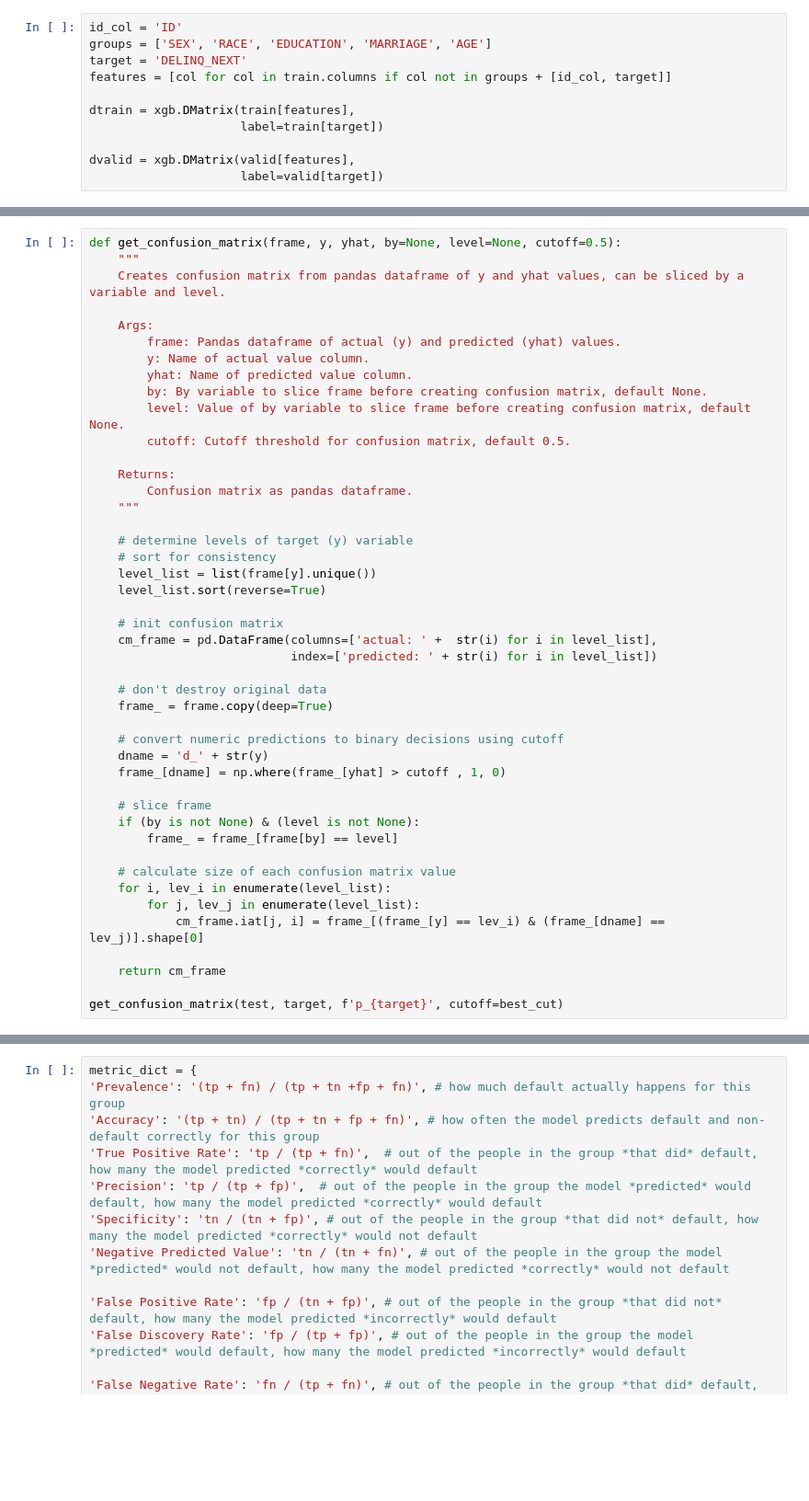
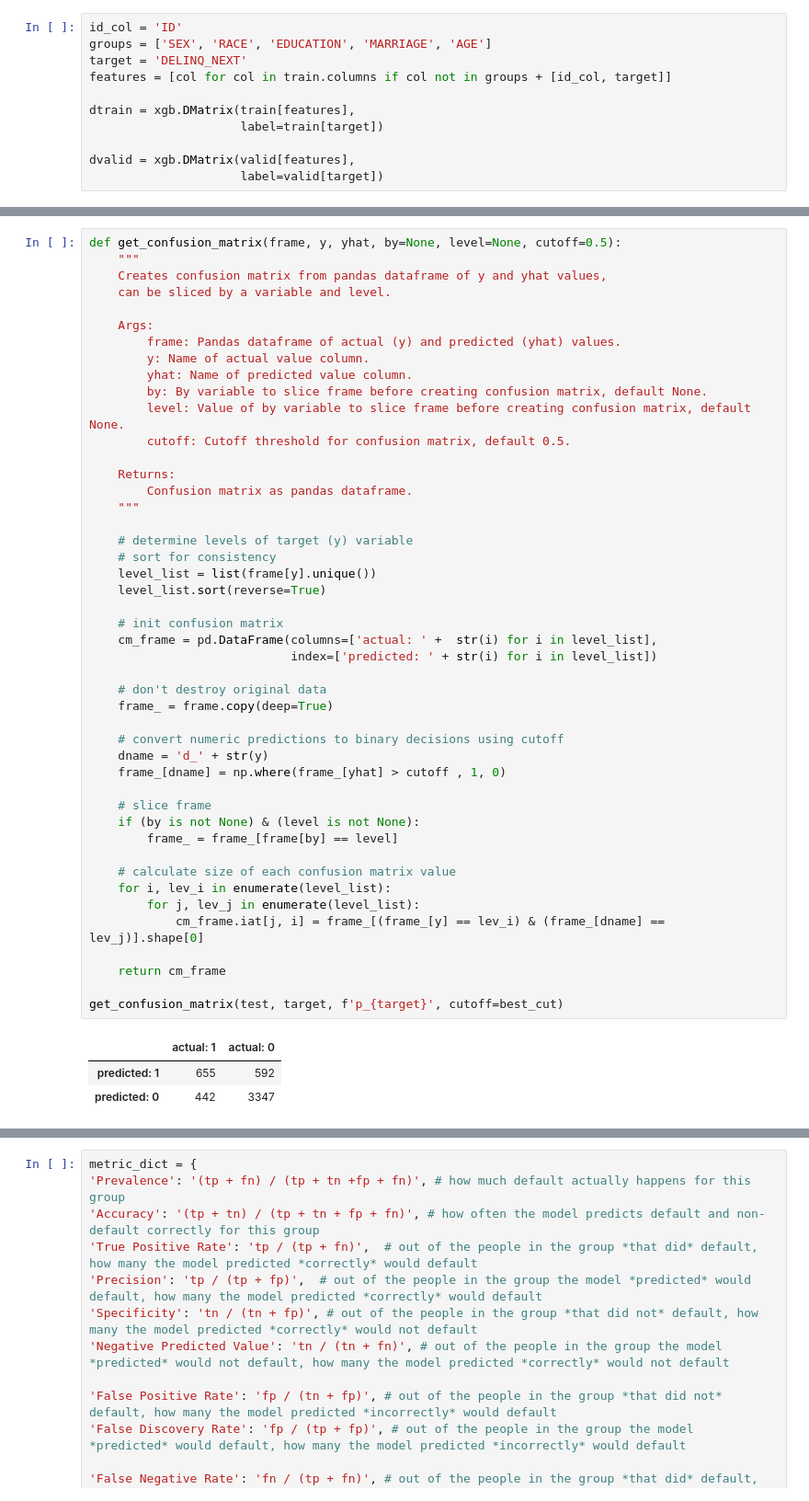
Before and after one commit to anilkumarpanda/fairness_cb, a Jupyter notebook: Testing_and_Remediating_Bias_constrained.ipynb, the cells around one changed output, grey strips where cells are left out. Shown: that part at 92% size. Cells and saved outputs as stored; diff of their text form; blank space fills up the shorter version.

```diff
--- a/Testing_and_Remediating_Bias_constrained.ipynb
+++ b/Testing_and_Remediating_Bias_constrained.ipynb
@@ -233,7 +261,8 @@ ax.set_xlabel('Score Cutoff')
 # %%
 def get_confusion_matrix(frame, y, yhat, by=None, level=None, cutoff=0.5):
     """
-    Creates confusion matrix from pandas dataframe of y and yhat values, can be sliced by a variable and level.
+    Creates confusion matrix from pandas dataframe of y and yhat values,
+    can be sliced by a variable and level.
 
     Args:
         frame: Pandas dataframe of actual (y) and predicted (yhat) values.
@@ -248,31 +277,35 @@ def get_confusion_matrix(frame, y, yhat, by=None, level=None, cutoff=0.5):
     """
 
     # determine levels of target (y) variable
     # sort for consistency
     level_list = list(frame[y].unique())
     level_list.sort(reverse=True)
 
     # init confusion matrix
     cm_frame = pd.DataFrame(columns=['actual: ' +  str(i) for i in level_list],
                             index=['predicted: ' + str(i) for i in level_list])
 
     # don't destroy original data
     frame_ = frame.copy(deep=True)
 
     # convert numeric predictions to binary decisions using cutoff
     dname = 'd_' + str(y)
     frame_[dname] = np.where(frame_[yhat] > cutoff , 1, 0)
 
     # slice frame
     if (by is not None) & (level is not None):
         frame_ = frame_[frame[by] == level]
 
     # calculate size of each confusion matrix value
     for i, lev_i in enumerate(level_list):
         for j, lev_j in enumerate(level_list):
             cm_frame.iat[j, i] = frame_[(frame_[y] == lev_i) & (frame_[dname] == lev_j)].shape[0]
 
     return cm_frame
 
 get_confusion_matrix(test, target, f'p_{target}', cutoff=best_cut)
+# %% [output]
+|  | actual: 1 | actual: 0 |
+| predicted: 1 | 655 | 592 |
+| predicted: 0 | 442 | 3347 |
 # %% [markdown]
```
Also changed, not shown: parts of 29 cells of this notebook.
